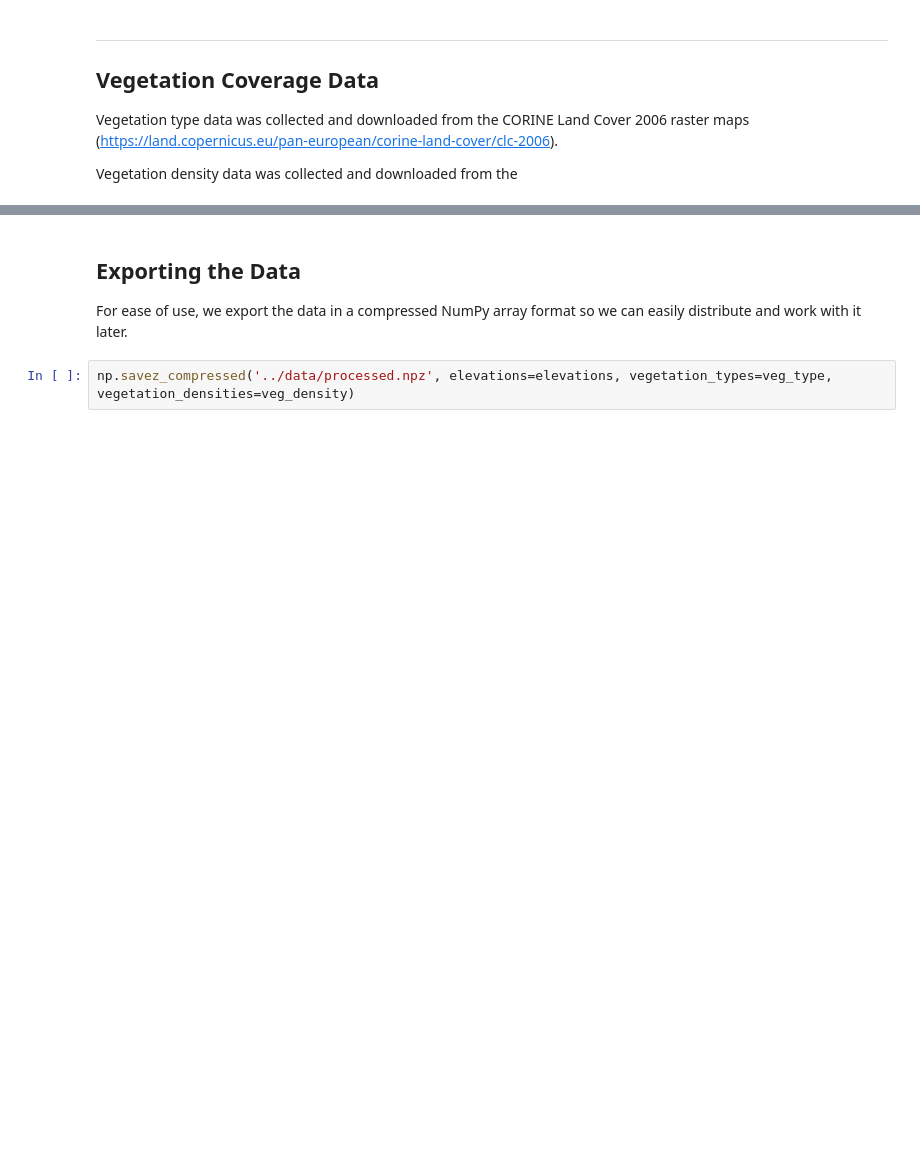
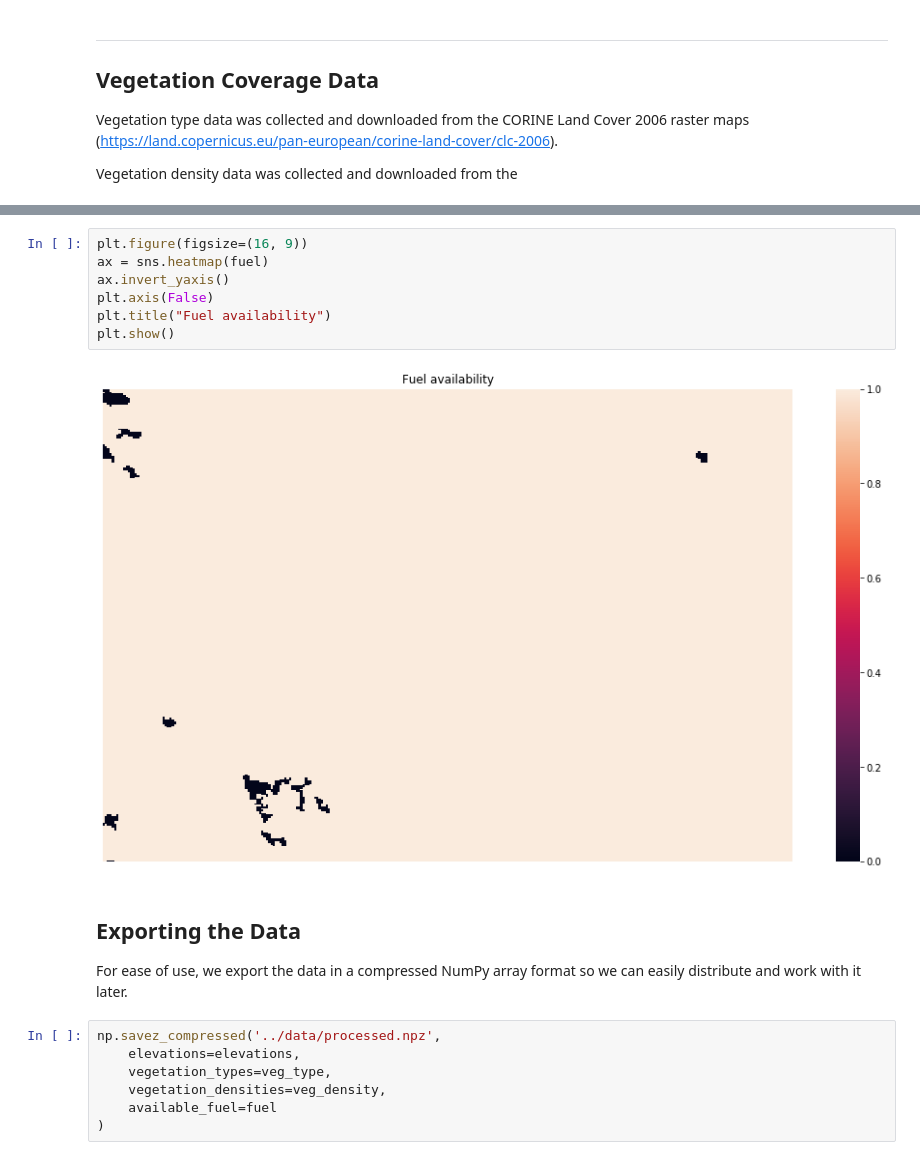
Before and after one commit to thearchitector/wind-and-fire, a Jupyter notebook: code/data.ipynb, the cells around one changed output, grey strips where cells are left out. Saved outputs shown, nothing was run; the diff lists cells and outputs as text; blank space fills up the shorter version.

```diff
--- a/code/data.ipynb
+++ b/code/data.ipynb
@@ -157,5 +139,19 @@ plt.show()
+# %%
+plt.figure(figsize=(16, 9))
+ax = sns.heatmap(fuel)
+ax.invert_yaxis()
+plt.axis(False)
+plt.title("Fuel availability")
+plt.show()
+# %% [output]
+[figure, added]
 # %% [markdown]
 ## Exporting the Data
 For ease of use, we export the data in a compressed NumPy array format so we can easily distribute and work with it later.
 # %%
-np.savez_compressed('../data/processed.npz', elevations=elevations, vegetation_types=veg_type, vegetation_densities=veg_density)
+np.savez_compressed('../data/processed.npz',
+    elevations=elevations,
+    vegetation_types=veg_type,
+    vegetation_densities=veg_density,
+    available_fuel=fuel
+)
```
Also changed, not shown: parts of 4 cells of this notebook, 1 other file.
